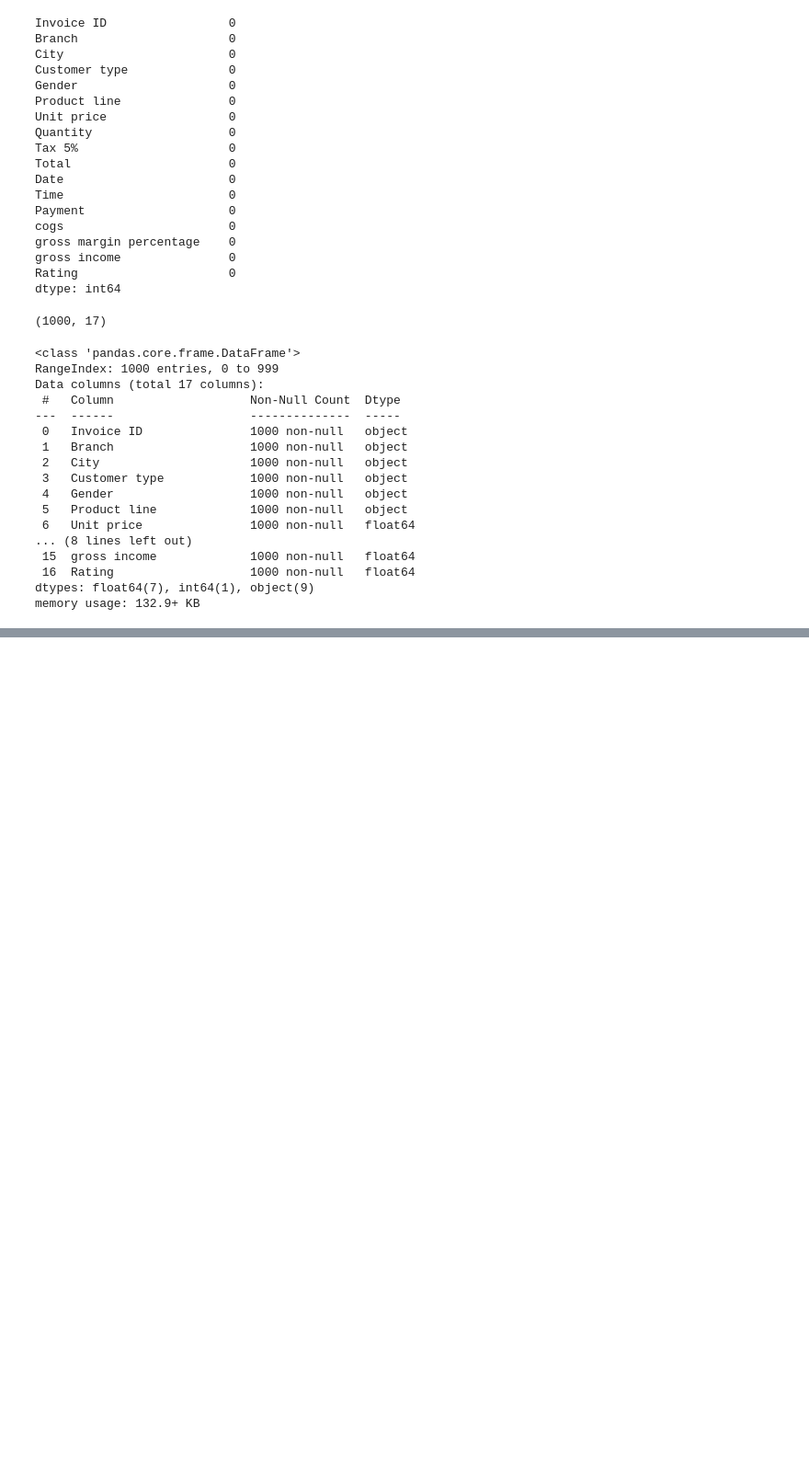
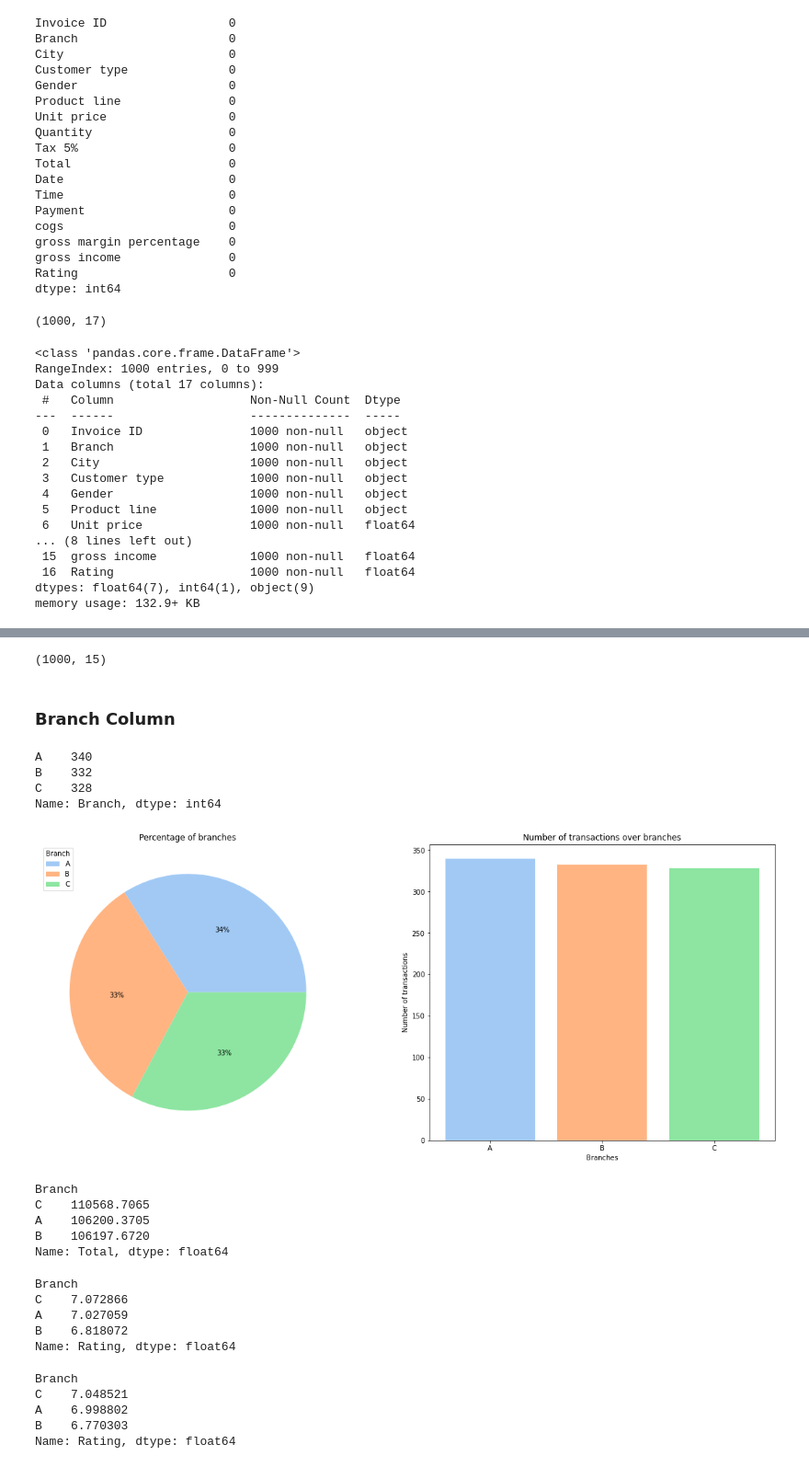
Before and after one commit to JammalAdeyemi/DataScience_Project, a Jupyter notebook: Probabilistic_Sales_Forecasting.ipynb, the cells around one changed output, grey strips where cells are left out. Shown at 92% size. Drawn from its saved outputs; the diff is of its cells as text; code cells hidden in the pictures; blank space fills up the shorter version.

```diff
--- a/Probabilistic_Sales_Forecasting.ipynb
+++ b/Probabilistic_Sales_Forecasting.ipynb
@@ -73,0 +107,3 @@ memory usage: 132.9+ KB
+# %%
+df = df.drop(columns=['Invoice ID', 'gross margin percentage'])
+df.head()
@@ -73,0 +119,3 @@ memory usage: 132.9+ KB
+# %%
+#removing blank spaces from column names
+df.columns = df.columns.str.replace(' ','_')
@@ -73,0 +131,58 @@ memory usage: 132.9+ KB
+# %%
+df.shape
+# %% [output]
+(1000, 15)
+# %% [markdown]
+### Branch Column
+# %%
+df['Branch'].value_counts()
+# %% [output]
+A    340
+B    332
+C    328
+Name: Branch, dtype: int64
+# %%
+branch_count = df['Branch'].value_counts()
+
+colors = sns.color_palette('pastel')
+fig, ax = plt.subplots(1,2,figsize=(20,8))
+
+ax[0].pie(branch_count.values,labels=branch_count.index,autopct='%0.f%%',labeldistance=None,colors=colors)
+ax[0].legend(title='Branch')
+ax[0].set_title("Percentage of branches")
+
+ax[1].bar(x=branch_count.index,height=branch_count,color=colors)
+ax[1].set_ylabel("Number of transactions")
+ax[1].set_xlabel("Branches")
+ax[1].set_title("Number of transactions over branches")
+
+plt.show()
+# %% [output]
+[figure, added]
+# %%
+# Let's find which branch was most successful in terms of Total (revenue?) and Ratings
+df.groupby('Branch')['Total'].sum().sort_values(ascending=False)
+# %% [output]
+Branch
+C    110568.7065
+A    106200.3705
+B    106197.6720
+Name: Total, dtype: float64
+# %%
+df.groupby('Branch')['Rating'].mean().sort_values(ascending=False)
+# %% [output]
+Branch
+C    7.072866
+A    7.027059
+B    6.818072
+Name: Rating, dtype: float64
+# %%
+# Which Branch gets the higher ratings from the Members
+member_rating = df[df.Customer_type == 'Member']
+member_rating.groupby('Branch')['Rating'].mean().sort_values(ascending=False)
+# %% [output]
+Branch
+C    7.048521
+A    6.998802
+B    6.770303
+Name: Rating, dtype: float64
```
Also changed, not shown: parts of 43 cells of this notebook.
